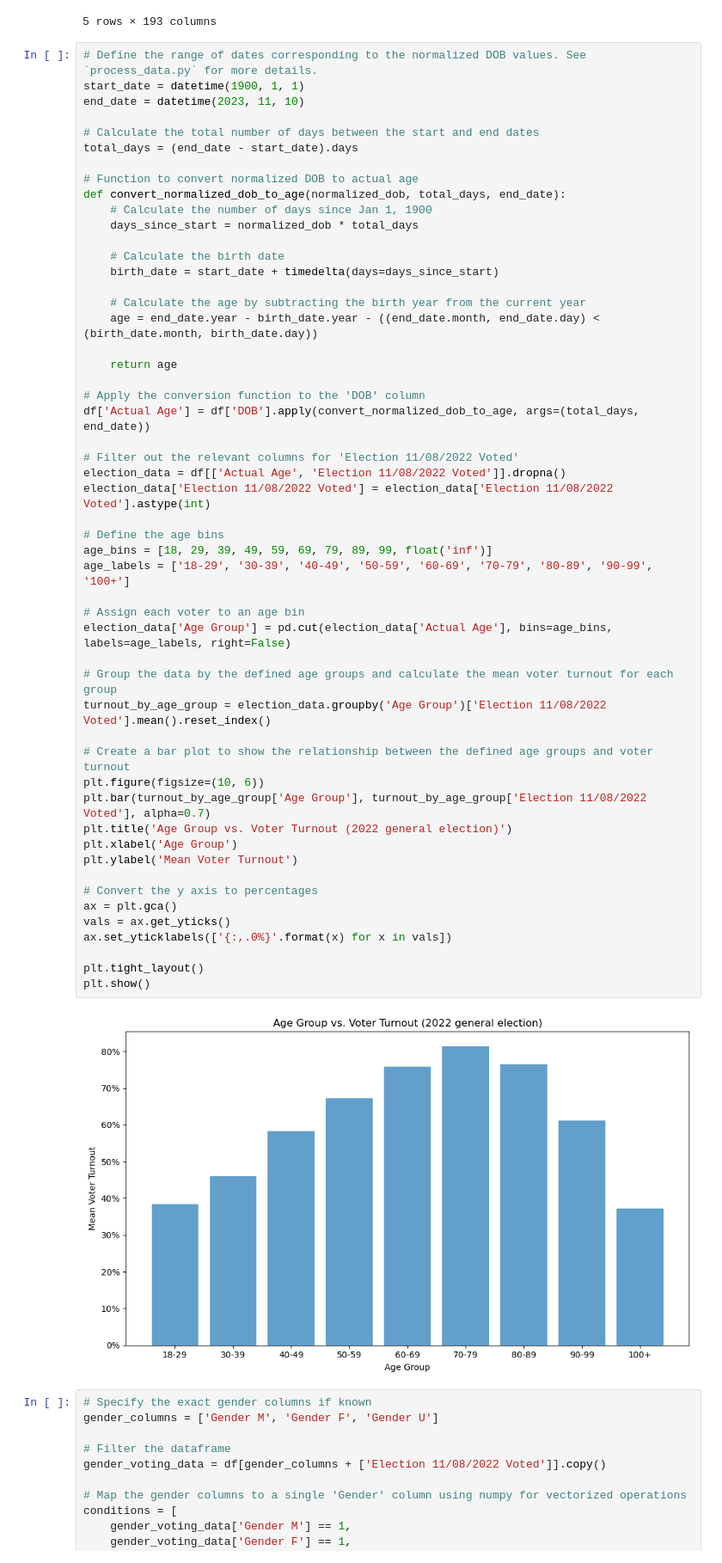
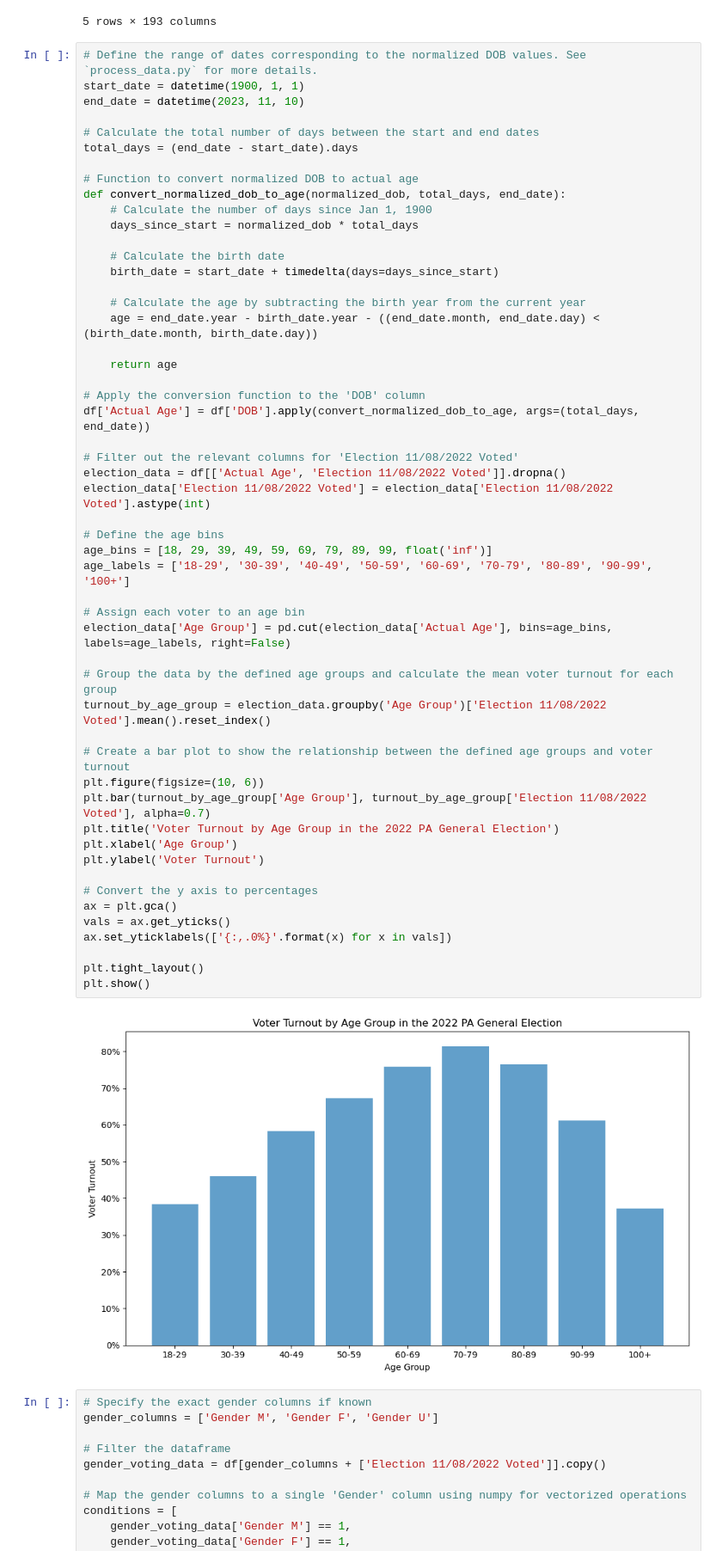
Before and after one commit to aaronzberger/VoterPrediction, a Jupyter notebook: EDA.ipynb, the cells around one changed output. Shown at 86% size. Saved outputs shown, nothing was run; the diff lists cells and outputs as text.

Commit message:
Modify party affiliation and age group graphs

```diff
--- a/EDA.ipynb
+++ b/EDA.ipynb
@@ -141,36 +141,36 @@ def convert_normalized_dob_to_age(normalized_dob, total_days, end_date):
 # Apply the conversion function to the 'DOB' column
 df['Actual Age'] = df['DOB'].apply(convert_normalized_dob_to_age, args=(total_days, end_date))
 
 # Filter out the relevant columns for 'Election 11/08/2022 Voted'
 election_data = df[['Actual Age', 'Election 11/08/2022 Voted']].dropna()
 election_data['Election 11/08/2022 Voted'] = election_data['Election 11/08/2022 Voted'].astype(int)
 
 # Define the age bins
 age_bins = [18, 29, 39, 49, 59, 69, 79, 89, 99, float('inf')]
 age_labels = ['18-29', '30-39', '40-49', '50-59', '60-69', '70-79', '80-89', '90-99', '100+']
 
 # Assign each voter to an age bin
 election_data['Age Group'] = pd.cut(election_data['Actual Age'], bins=age_bins, labels=age_labels, right=False)
 
 # Group the data by the defined age groups and calculate the mean voter turnout for each group
 turnout_by_age_group = election_data.groupby('Age Group')['Election 11/08/2022 Voted'].mean().reset_index()
 
 # Create a bar plot to show the relationship between the defined age groups and voter turnout
 plt.figure(figsize=(10, 6))
 plt.bar(turnout_by_age_group['Age Group'], turnout_by_age_group['Election 11/08/2022 Voted'], alpha=0.7)
-plt.title('Age Group vs. Voter Turnout (2022 general election)')
+plt.title('Voter Turnout by Age Group in the 2022 PA General Election')
 plt.xlabel('Age Group')
-plt.ylabel('Mean Voter Turnout')
+plt.ylabel('Voter Turnout')
 
 # Convert the y axis to percentages
 ax = plt.gca()
 vals = ax.get_yticks()
 ax.set_yticklabels(['{:,.0%}'.format(x) for x in vals])
 
 plt.tight_layout()
 plt.show()
 # %% [output]
-[figure, old version]
+[figure, new version]
 # %%
 # Specify the exact gender columns if known
 gender_columns = ['Gender M', 'Gender F', 'Gender U']
```
Also changed, not shown: parts of 1 cell of this notebook.
